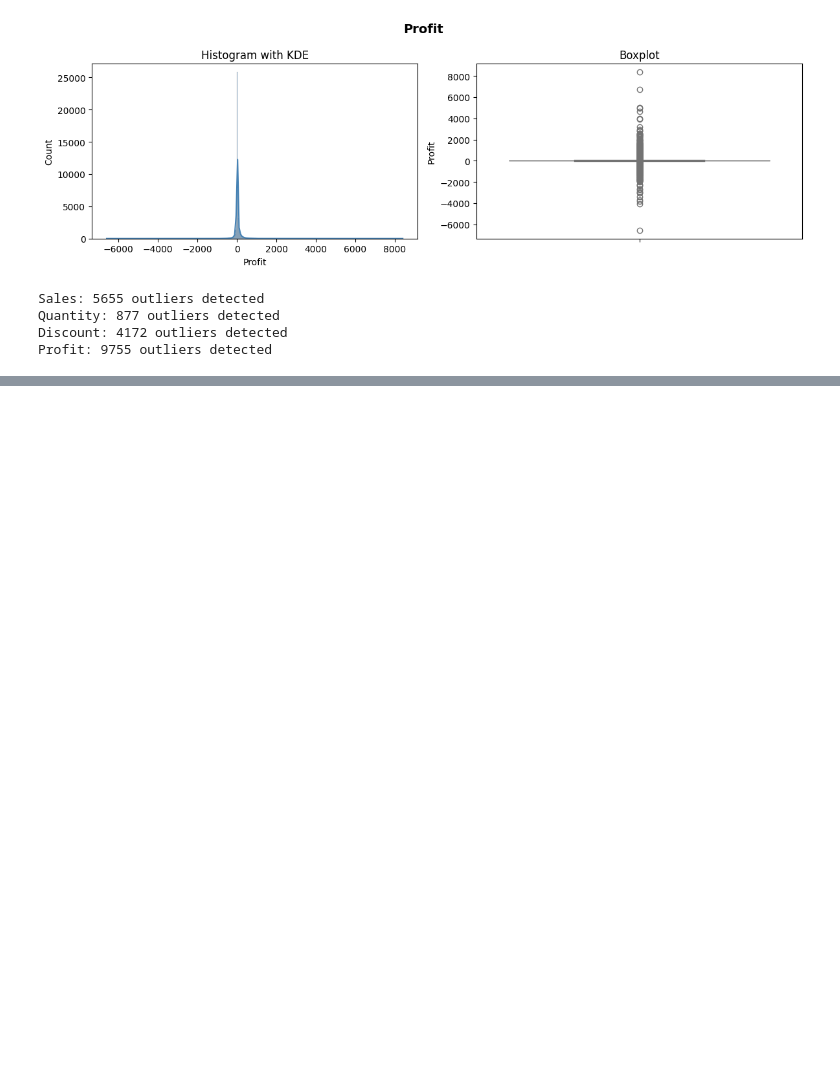
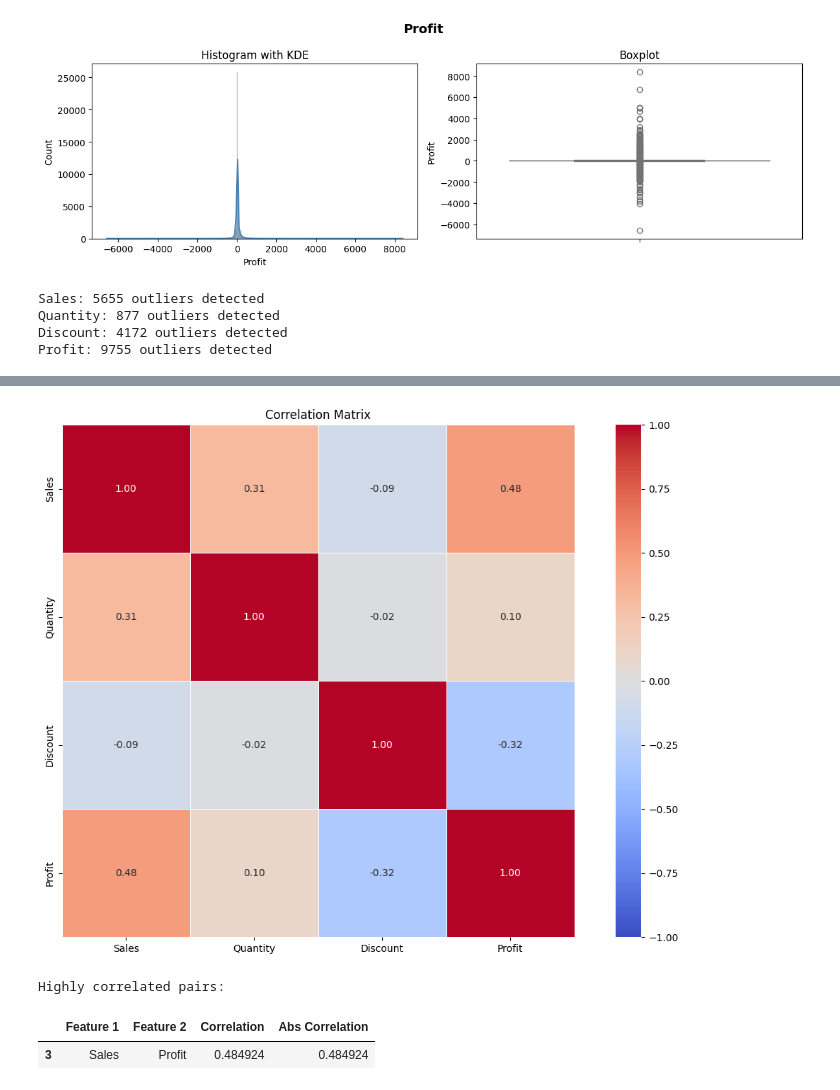
Before and after one commit to nayan-letscreate/HV-Projects, a Jupyter notebook: Graded Assignment on Exploratory Data Analysis.ipynb, the cells around one changed output, grey strips where cells are left out. Saved outputs shown, nothing was run; the diff lists cells and outputs as text; code cells hidden in the pictures; blank space fills up the shorter version.

```diff
--- a/Graded Assignment on Exploratory Data Analysis.ipynb
+++ b/Graded Assignment on Exploratory Data Analysis.ipynb
@@ -352,0 +462,35 @@ for col in categorical_cols:
+# %%
+corr = df1[numeric_cols].corr()
+
+plt.figure(figsize=(12, 8))
+sns.heatmap(corr,
+            annot=True,
+            fmt='.2f',
+            cmap='coolwarm',
+            center=0,
+            vmin=-1, vmax=1,
+            square=True,
+            linewidths=0.5)
+plt.title('Correlation Matrix')
+plt.tight_layout()
+plt.show()
+# %% [output]
+[figure, added]
+# %%
+# Get all pairs above a threshold
+threshold = 0.40
+
+corr_pairs = (corr.where(np.triu(np.ones(corr.shape), k=1).astype(bool))
+                  .stack()
+                  .reset_index())
+corr_pairs.columns = ['Feature 1', 'Feature 2', 'Correlation']
+corr_pairs['Abs Correlation'] = corr_pairs['Correlation'].abs()
+corr_pairs = corr_pairs.sort_values('Abs Correlation', ascending=False)
+
+high_corr = corr_pairs[corr_pairs['Abs Correlation'] >= threshold]
+print("Highly correlated pairs:")
+display(high_corr)
+# %% [output]
+Highly correlated pairs:
+|  | Feature 1 | Feature 2 | Correlation | Abs Correlation |
+| 3 | Sales | Profit | 0.484924 | 0.484924 |
```
Also changed, not shown: parts of 10 cells of this notebook.
